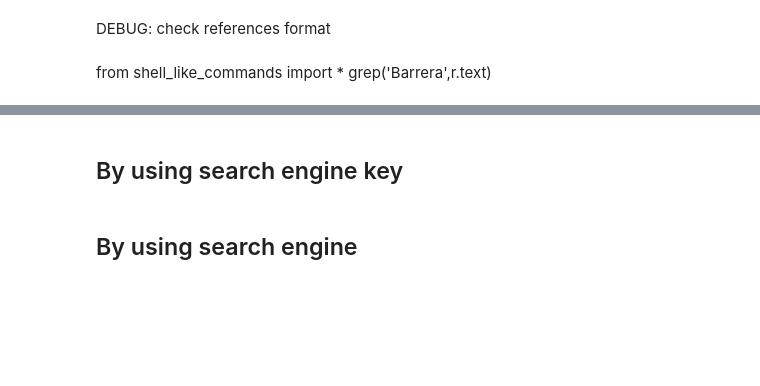
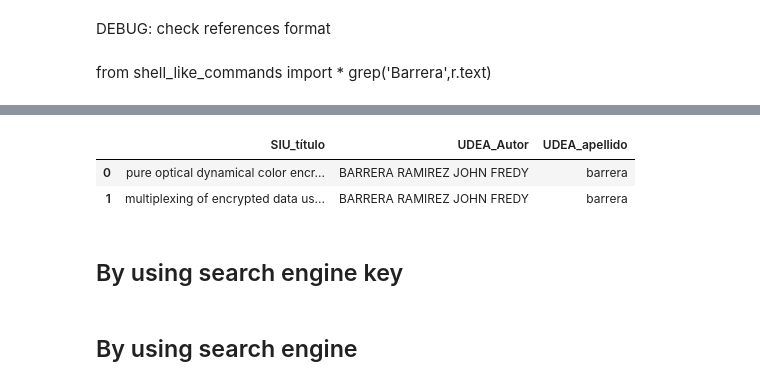
Before and after one commit to restrepo/run_firefox_from_jupyter, a Jupyter notebook: patents.ipynb, the cells around one changed output, grey strips where cells are left out. Drawn from its saved outputs; the diff is of its cells as text; code cells hidden in the pictures; blank space fills up the shorter version.

```diff
--- a/patents.ipynb
+++ b/patents.ipynb
@@ -35,3 +36,9 @@ import random
 from google_drive_tools import *
 from configparser import ConfigParser
 from wos_scp import *
+# %%
+#https://stackoverflow.com/a/17536547/2268280
+browser.set_page_load_timeout(30)
+except:
+
+    pass
@@ -51,7 +62,13 @@ def firefox_get(url):
     display.start()
 
     browser = webdriver.Firefox()
-    browser.get(url)
+    #https://stackoverflow.com/a/17536547/2268280
+    browser.set_page_load_timeout(30)
+    try:
+        browser.get(url)
+    except:
+        return 'FAILED'
+
     html = browser.page_source
 
     browser.close()
@@ -120,7 +135,12 @@ df
 SAVE=False
 patents=pd.DataFrame()
 analysed=pd.DataFrame()
+failed=pd.DataFrame()
 for t_i in df.index:
+    analysed=analysed.append(df.loc[[t_i]]).reset_index(drop=True)
+    if SAVE:
+        analysed.to_excel('analysed.xlsx',index=False)
+
     print(t_i,end='\r')
     if t_i>0  and t_i%100==0: #reached limit of day searches
         time.sleep( 24*60*60+ random.randint(0,60*60) ) # wait for 24h + a random fraction of a 1h
@@ -131,6 +151,11 @@ for t_i in df.index:
     url='https://patents.google.com/?q="{:s}"'.format(title)
     #first get
     html=firefox_get(url)
+    if html=='FAILED':
+        failed=failed.append(df.loc[[t_i]]).reset_index(drop=True)
+        if SAVE:
+            failed.to_excel('failed.xlsx',index=False)
+        continue # go to next title
 
     search_df=pd.DataFrame()
     search = BeautifulSoup(html,'html.parser')
@@ -140,6 +165,7 @@ for t_i in df.index:
             #second get:
             time.sleep(random.randint(1,5))
             if pd.read_csv('https://patents.google.com'+ss['href']).shape[0]:
+                #third get
                 time.sleep(random.randint(1,5))
                 search_df=pd.read_csv('https://patents.google.com'+ss['href'],skiprows=1)
 
@@ -150,7 +176,7 @@ for t_i in df.index:
     for search_n in search_df.index:
         print(t_i,'Analysing',search_n,'patent :',end='\r')
         if search_df['result link'].shape[0]:
-            #third get:
+            #fourth get:
             time.sleep(random.randint(1,5))
             r=requests.get(search_df['result link'].values[search_n])
             #  Encodning problems: http://docs.python-requests.org/en/master/user/quickstart/:
@@ -163,12 +189,11 @@ for t_i in df.index:
                 abstract=soup.find('abstract').text.strip()
 
 
-            simple_text=unidecode.unidecode(r.text).lower()
+            simple_text=unidecode.unidecode( r.text.lower() )
 
             #Check if author and title really appears in the patent
-            if simple_text.find(unidecode.unidecode(apellido.lower()) )>-1 and \
-                       simple_text.find(unidecode.unidecode(title))>-1:
-
+            if simple_text.find(  unidecode.unidecode(  apellido.lower() )  )>-1 and \
+                       simple_text.find(  unidecode.unidecode( title.lower() )  )>-1:
                 #References
                 print(t_i,'Reference found :',end='\r')
                 li=''
@@ -199,7 +224,4 @@ for t_i in df.index:
                 patents=patents.append(search_df,ignore_index=True)
                 if SAVE:
                       patents.to_excel('patents.xlsx',index=False)
-    analysed=analysed.append(df.loc[[t_i]]).reset_index(drop=True)
-    if SAVE:
-        analysed.to_excel('analysed.xlsx',index=False)
 # %% [output]
@@ -223,3 +234,9 @@ search_df
+# %%
+analysed
+# %% [output]
+|  | SIU_título | UDEA_Autor | UDEA_apellido |
+| 0 | pure optical dynamical color encr... | BARRERA RAMIREZ JOHN FREDY | barrera |
+| 1 | multiplexing of encrypted data us... | BARRERA RAMIREZ JOHN FREDY | barrera |
 # %% [markdown]
 ## By using search engine key
 # %% [markdown]
```
Also changed, not shown: parts of 9 cells of this notebook.
